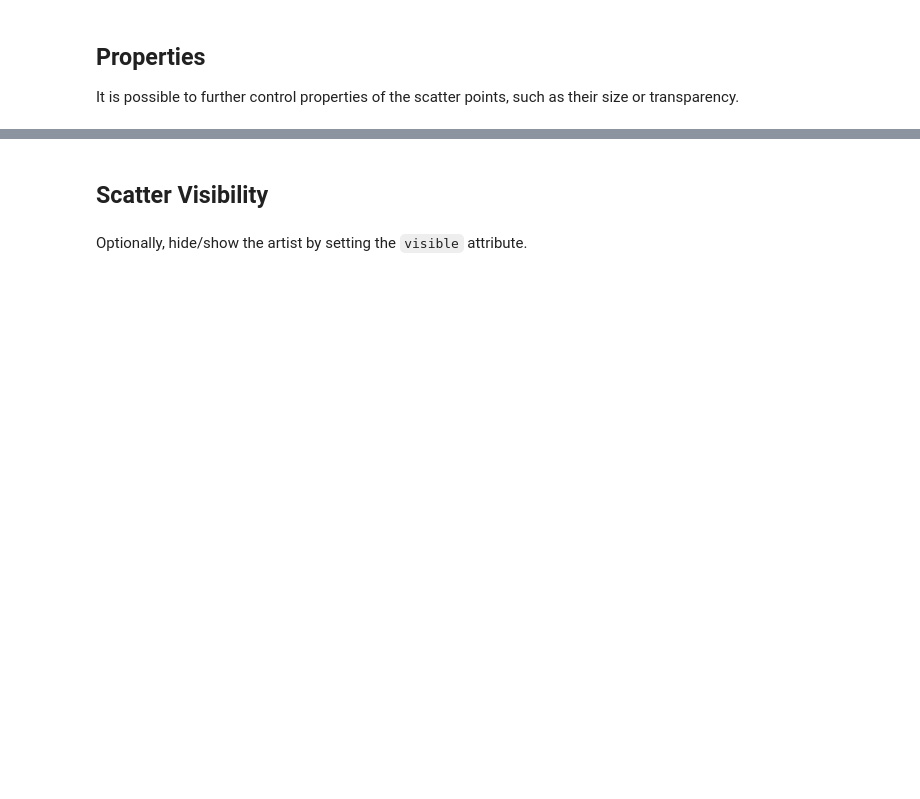
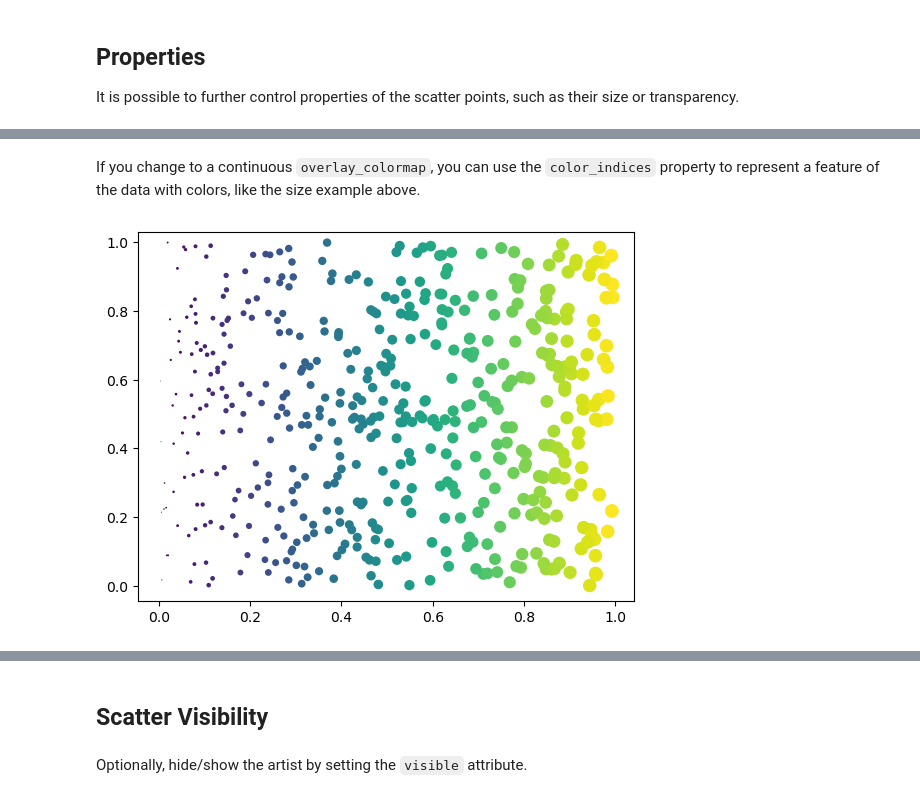
Before and after one commit to BiAPoL/biaplotter, a Jupyter notebook: docs/examples/scatter_artist_example.ipynb, the cells around one changed output, grey strips where cells are left out. Saved outputs shown, nothing was run; the diff lists cells and outputs as text; code cells hidden in the pictures; blank space fills up the shorter version.

Commit message:
Update example notebooks

```diff
--- a/docs/examples/scatter_artist_example.ipynb
+++ b/docs/examples/scatter_artist_example.ipynb
@@ -79,0 +81,8 @@ fig
+# %% [markdown]
+If you change to a continuous `overlay_colormap`, you can use the `color_indices` property to represent a feature of the data with colors, like the size example above.
+# %%
+scatter.overlay_colormap = plt.cm.viridis
+scatter.color_indices = size
+fig
+# %% [output]
+[figure, added]
```
Also changed, not shown: parts of 19 cells of this notebook, 2 other files.
